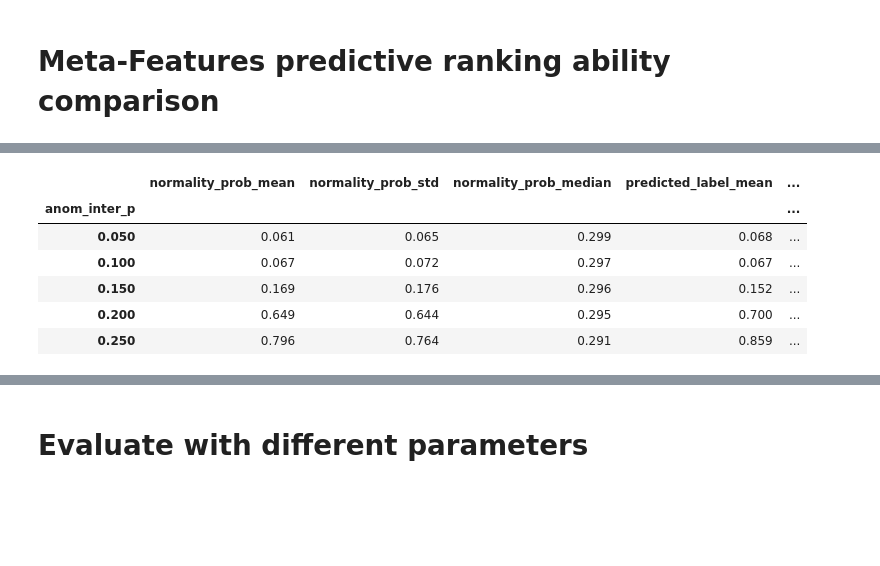
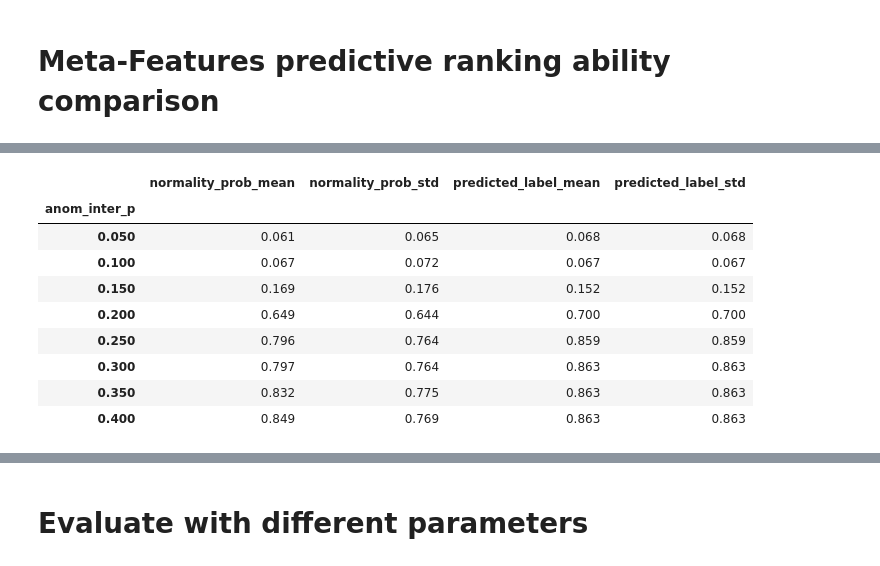
Before and after one commit to lapidshay/GenericAnomalousCommunitiesDetection, a Jupyter notebook: Evaluation/GeneratdNetwork/03__Results_analysis-Our_algorithm_evaluation.ipynb, the cells around one changed output, grey strips where cells are left out. Saved outputs shown, nothing was run; the diff lists cells and outputs as text; code cells hidden in the pictures; blank space fills up the shorter version.

```diff
--- a/Evaluation/GeneratdNetwork/03__Results_analysis-Our_algorithm_evaluation.ipynb
+++ b/Evaluation/GeneratdNetwork/03__Results_analysis-Our_algorithm_evaluation.ipynb
@@ -21,10 +19,15 @@ chdir(original_cur_dir)
 # %%
 pd.set_option('display.float_format', lambda x: '%.3f' % x)
 # %%
+dataset_name = 'GeneratedNetwork'
 experiment_main_dir = 'Experiment'
 anom_comm_names = [f'comm0{i+1}' for i in range(110, 120)]
 # %%
-res_analyzer = ResultsAnalyzer(experiment_main_dir, EXPERIMENT_SETTINGS, anom_comm_names)
+res_analyzer = ResultsAnalyzer(
+    dataset_name = dataset_name,
+    experiment_dir_path = experiment_main_dir,
+    experiment_settings = EXPERIMENT_SETTINGS,
+    anomalous_comm_names = anom_comm_names)
 # %% [markdown]
 # Meta-Features predictive ranking ability comparison
 # %%
@@ -41,11 +44,14 @@ res_analyzer.plot_meta_features_comparison_grouped_by_ps_size_groups(skip_median
 # %%
 meta_features_comparison_df = res_analyzer.get_meta_features_comparison_df()
-meta_features_comparison_df.head()
+meta_features_comparison_df
 # %% [output]
-|  | normality_prob_mean | normality_prob_std | normality_prob_median | predicted_label_mean | ... |
-| anom_inter_p |  |  |  |  | ... |
-| 0.050 | 0.061 | 0.065 | 0.299 | 0.068 | ... |
-| 0.100 | 0.067 | 0.072 | 0.297 | 0.067 | ... |
-| 0.150 | 0.169 | 0.176 | 0.296 | 0.152 | ... |
-| 0.200 | 0.649 | 0.644 | 0.295 | 0.700 | ... |
-| 0.250 | 0.796 | 0.764 | 0.291 | 0.859 | ... |
+|  | normality_prob_mean | normality_prob_std | predicted_label_mean | predicted_label_std |
+| anom_inter_p |  |  |  |  |
+| 0.050 | 0.061 | 0.065 | 0.068 | 0.068 |
+| 0.100 | 0.067 | 0.072 | 0.067 | 0.067 |
+| 0.150 | 0.169 | 0.176 | 0.152 | 0.152 |
+| 0.200 | 0.649 | 0.644 | 0.700 | 0.700 |
+| 0.250 | 0.796 | 0.764 | 0.859 | 0.859 |
+| 0.300 | 0.797 | 0.764 | 0.863 | 0.863 |
+| 0.350 | 0.832 | 0.775 | 0.863 | 0.863 |
+| 0.400 | 0.849 | 0.769 | 0.863 | 0.863 |
```
Also changed, not shown: parts of 5 cells of this notebook, 1 other file.
